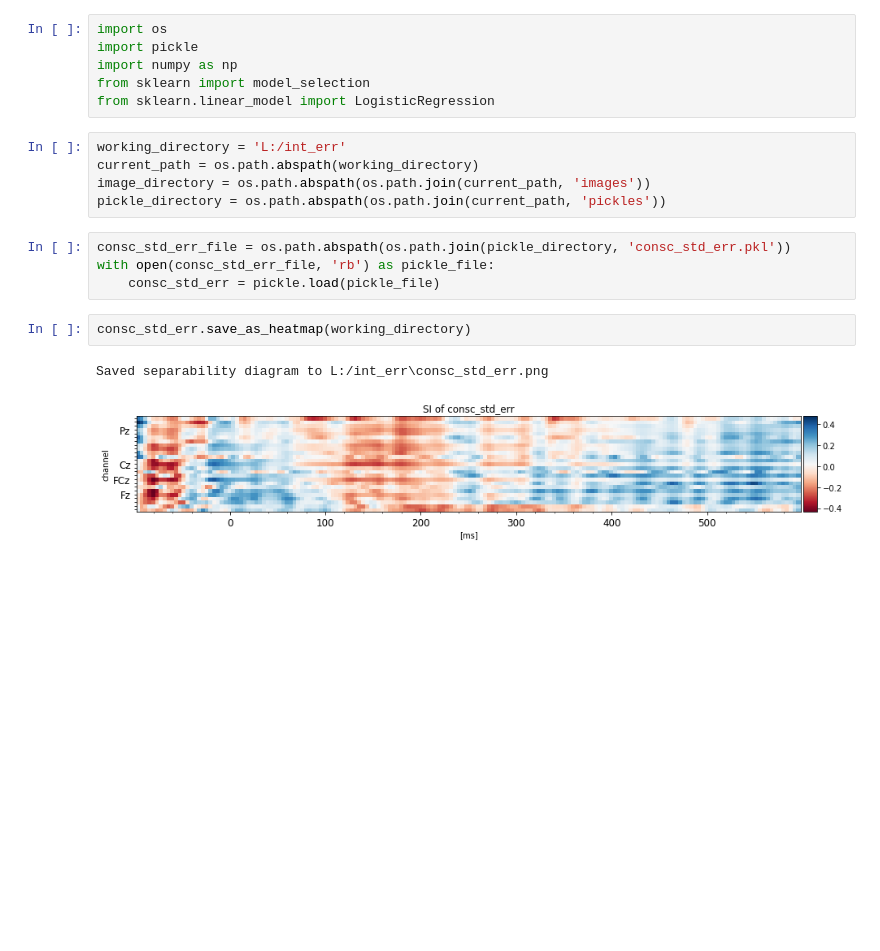
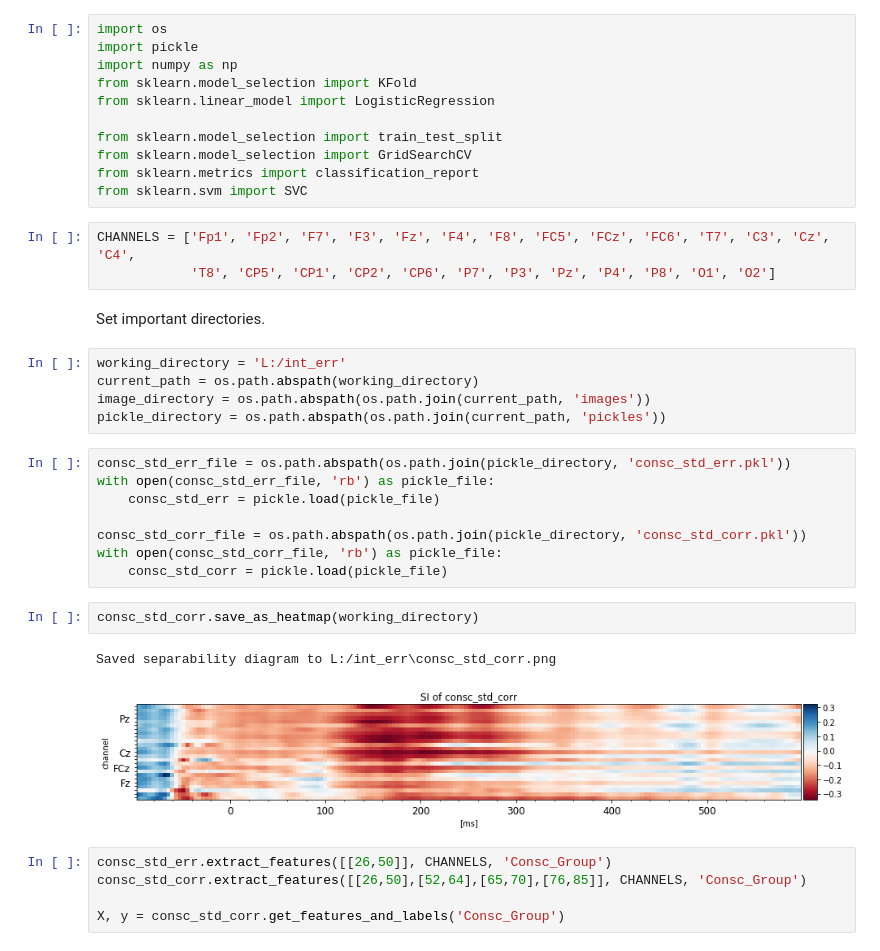
Before and after one commit to liephat/personality_seegnature, a Jupyter notebook: personality_seegnature/classify.ipynb, the cells around one changed output. Drawn from its saved outputs; the diff is of its cells as text; blank space fills up the shorter version.

```diff
--- a/personality_seegnature/classify.ipynb
+++ b/personality_seegnature/classify.ipynb
@@ -2,8 +2,18 @@
 import os
 import pickle
 import numpy as np
-from sklearn import model_selection
+from sklearn.model_selection import KFold
 from sklearn.linear_model import LogisticRegression
+
+from sklearn.model_selection import train_test_split
+from sklearn.model_selection import GridSearchCV
+from sklearn.metrics import classification_report
+from sklearn.svm import SVC
+# %%
+CHANNELS = ['Fp1', 'Fp2', 'F7', 'F3', 'Fz', 'F4', 'F8', 'FC5', 'FCz', 'FC6', 'T7', 'C3', 'Cz', 'C4',
+            'T8', 'CP5', 'CP1', 'CP2', 'CP6', 'P7', 'P3', 'Pz', 'P4', 'P8', 'O1', 'O2']
+# %% [markdown]
+Set important directories.
 # %%
 working_directory = 'L:/int_err'
 current_path = os.path.abspath(working_directory)
@@ -13,8 +23,17 @@ pickle_directory = os.path.abspath(os.path.join(current_path, 'pickles'))
 consc_std_err_file = os.path.abspath(os.path.join(pickle_directory, 'consc_std_err.pkl'))
 with open(consc_std_err_file, 'rb') as pickle_file:
     consc_std_err = pickle.load(pickle_file)
+
+consc_std_corr_file = os.path.abspath(os.path.join(pickle_directory, 'consc_std_corr.pkl'))
+with open(consc_std_corr_file, 'rb') as pickle_file:
+    consc_std_corr = pickle.load(pickle_file)
 # %%
-consc_std_err.save_as_heatmap(working_directory)
+consc_std_corr.save_as_heatmap(working_directory)
 # %% [output]
-Saved separability diagram to L:/int_err\consc_std_err.png
+Saved separability diagram to L:/int_err\consc_std_corr.png
-[figure, old version]
+[figure, new version]
+# %%
+consc_std_err.extract_features([[26,50]], CHANNELS, 'Consc_Group')
+consc_std_corr.extract_features([[26,50],[52,64],[65,70],[76,85]], CHANNELS, 'Consc_Group')
+
+X, y = consc_std_corr.get_features_and_labels('Consc_Group')
```
Also changed, not shown: parts of 2 cells of this notebook, 1 other file.
